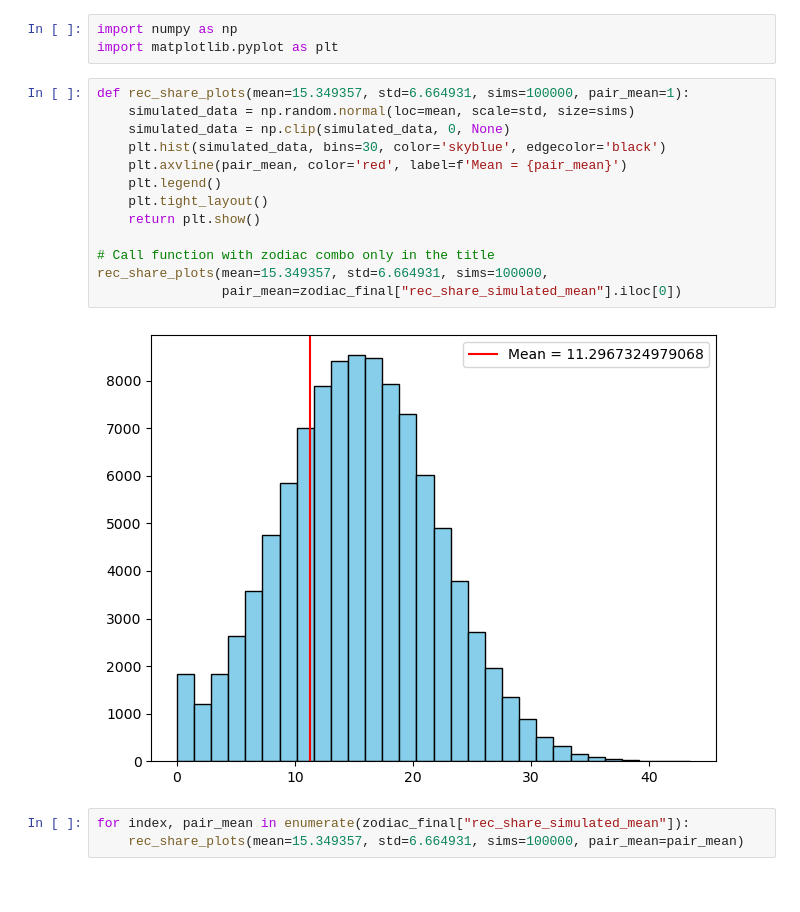
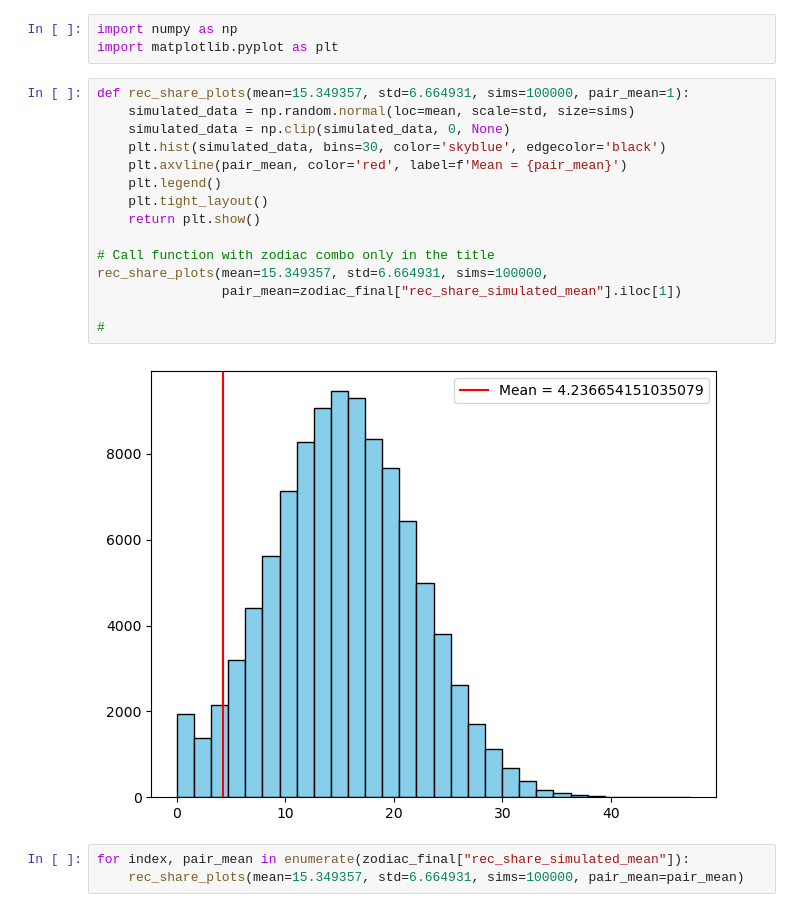
Before and after one commit to connor-pickett/2025_FinalProject_Ctrl-Alt-Defeat, a Jupyter notebook: Master_Code.ipynb, the cells around one changed output. Saved outputs shown, nothing was run; the diff lists cells and outputs as text.

```diff
--- a/Master_Code.ipynb
+++ b/Master_Code.ipynb
@@ -1247,18 +1255,20 @@ import matplotlib.pyplot as plt
 # %%
 def rec_share_plots(mean=15.349357, std=6.664931, sims=100000, pair_mean=1):
     simulated_data = np.random.normal(loc=mean, scale=std, size=sims)
     simulated_data = np.clip(simulated_data, 0, None)
     plt.hist(simulated_data, bins=30, color='skyblue', edgecolor='black')
     plt.axvline(pair_mean, color='red', label=f'Mean = {pair_mean}')
     plt.legend()
     plt.tight_layout()
     return plt.show()
 
 # Call function with zodiac combo only in the title
 rec_share_plots(mean=15.349357, std=6.664931, sims=100000,
-                pair_mean=zodiac_final["rec_share_simulated_mean"].iloc[0])
+                pair_mean=zodiac_final["rec_share_simulated_mean"].iloc[1])
+
+#
 # %% [output]
-[figure, old version]
+[figure, new version]
 # %%
 for index, pair_mean in enumerate(zodiac_final["rec_share_simulated_mean"]):
     rec_share_plots(mean=15.349357, std=6.664931, sims=100000, pair_mean=pair_mean)
```
Also changed, not shown: parts of 3 cells of this notebook.
